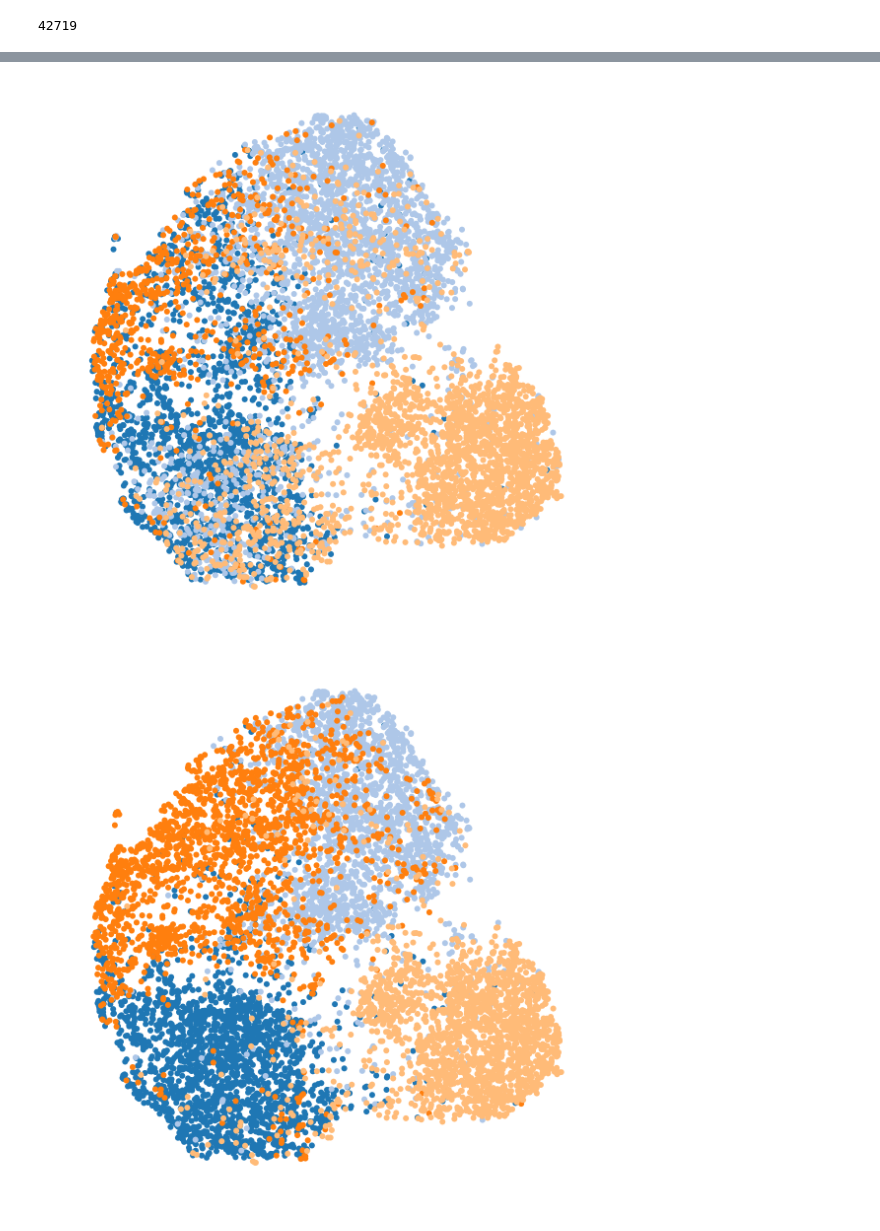
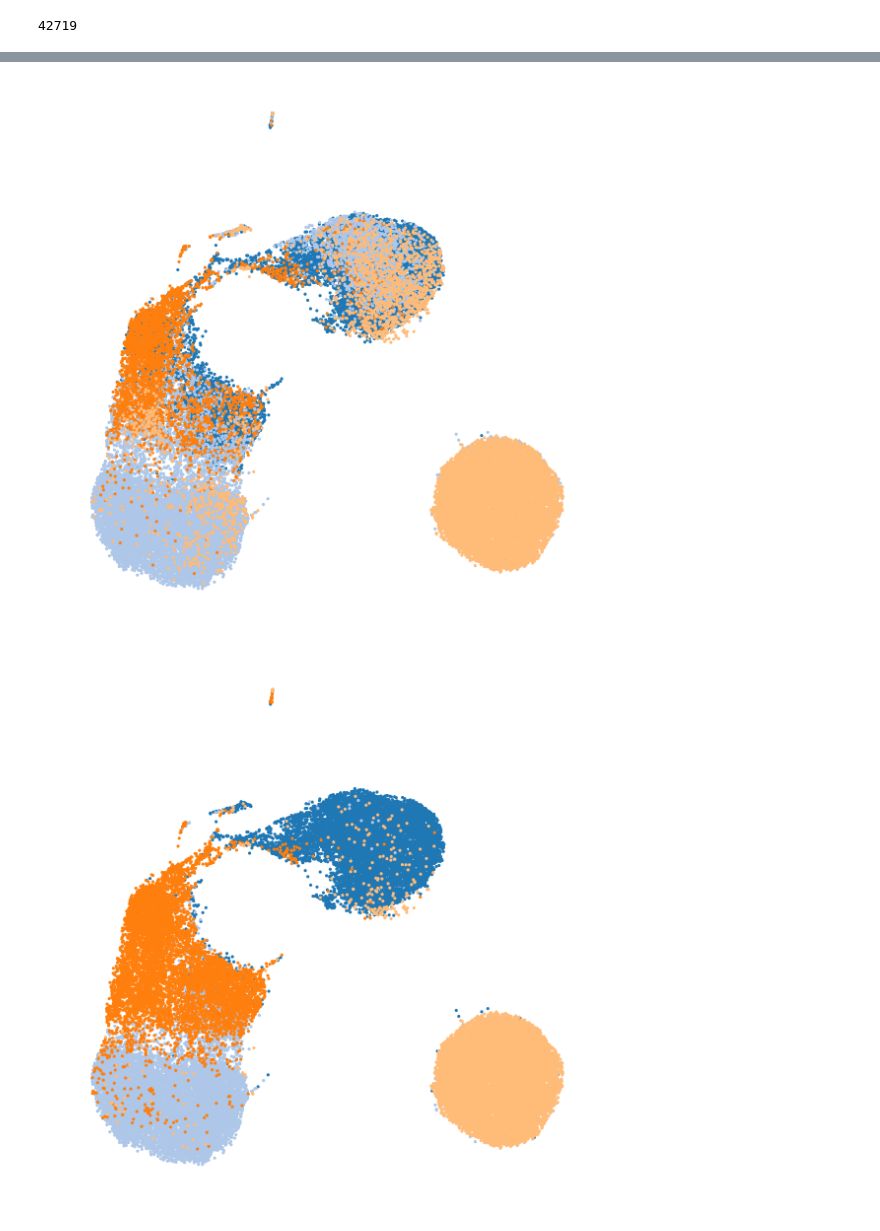
Before and after one commit to chenlingantelope/HarmonizationSCANVI, a Jupyter notebook: notebooks/SCANVI-mild-annot-Clustering.ipynb, the cells around one changed output, grey strips where cells are left out. Drawn from its saved outputs; the diff is of its cells as text; code cells hidden in the pictures.

```diff
--- a/notebooks/SCANVI-mild-annot-Clustering.ipynb
+++ b/notebooks/SCANVI-mild-annot-Clustering.ipynb
@@ -500,0 +509,10 @@ plt.show()
+# %%
+fig, ax = plt.subplots(figsize=(8, 8))
+for i,k in enumerate(key_order):
+    idx = label_s==k
+    ax.scatter(latent_scVI_u[idx, 0], latent_scVI_u[idx, 1], c=colors[i%20], label=keys[k],
+                   edgecolors='none',s=10)
+plt.legend(bbox_to_anchor=(1.1, 0.5), borderaxespad=0, fontsize='x-large')
+plt.axis("off")
+fig.tight_layout()
+plt.savefig("figures/mild_annot_scVI_origin.pdf", transparency=True)
@@ -500,0 +521,11 @@ plt.show()
+# %%
+fig, ax = plt.subplots(figsize=(8, 8))
+ax.scatter(latent_scVI_u[:, 0], latent_scVI_u[:, 1], c="grey", edgecolors='none', alpha=0.1)
+for i,k in enumerate(key_order):
+    idx = mask[k] == True
+    ax.scatter(latent_scVI_u[idx, 0], latent_scVI_u[idx, 1], c=colors[i%20], label=keys[k],
+                   edgecolors='none', s=100, marker="X")
+plt.legend(bbox_to_anchor=(1.1, 0.5), borderaxespad=0, fontsize='x-large')
+plt.axis("off")
+fig.tight_layout()
+plt.show()
@@ -529,7 +562,7 @@ from copy import deepcopy
 seurat_res = deepcopy(gene_dataset.labels.ravel())
 seurat_res[unlabelled_idx] = seurat_pred
 # %%
-seurat_pred_s = seurat_res[sample]
+seurat_pred_s = seurat_res
 # %%
 keys = gene_dataset.cell_types
 key_order = np.argsort(keys)
@@ -537,32 +570,32 @@ fig, ax = plt.subplots(figsize=(8, 8))
 for i,k in enumerate(key_order):
     idx = seurat_pred_s==k
     ax.scatter(latent_u[idx, 0], latent_u[idx, 1], c=colors[i%20], label=keys[k],
-                   edgecolors='none')
+                   edgecolors='none',s=10)
 # plt.legend(bbox_to_anchor=(1.1, 0.5), borderaxespad=0, fontsize='x-large')
 plt.axis("off")
 fig.tight_layout()
 plt.savefig("figures/mild_anot_seuratknn.pdf", transparency=True)
 # %% [output]
-[figure, old version]
+[figure, new version]
 # %%
 full_scanvi = trainer_scanvi.create_posterior(trainer_scanvi.model, gene_dataset)
 y_pred = full_scanvi.compute_predictions()[1]
 # %%
-pred_s = y_pred[sample]
+pred_s = y_pred
 
 keys = gene_dataset.cell_types
 key_order = np.argsort(keys)
 fig, ax = plt.subplots(figsize=(8, 8))
 for i,k in enumerate(key_order):
     idx = pred_s==k
     ax.scatter(latent_u[idx, 0], latent_u[idx, 1], c=colors[i%20], label=keys[k],
-                   edgecolors='none')
+                   edgecolors='none',s=10)
 # plt.legend(bbox_to_anchor=(1.1, 0.5), borderaxespad=0, fontsize='x-large')
 plt.axis("off")
 fig.tight_layout()
 plt.savefig("figures/mild_anot_scanvi.pdf", transparency=True)
 # %% [output]
-[figure, old version]
+[figure, new version]
 # %%
 np.mean(y_pred[unlabelled_idx]==gene_dataset.labels.ravel()[unlabelled_idx])
 # %% [output]
```
Also changed, not shown: parts of 55 cells of this notebook, 22 other files.
